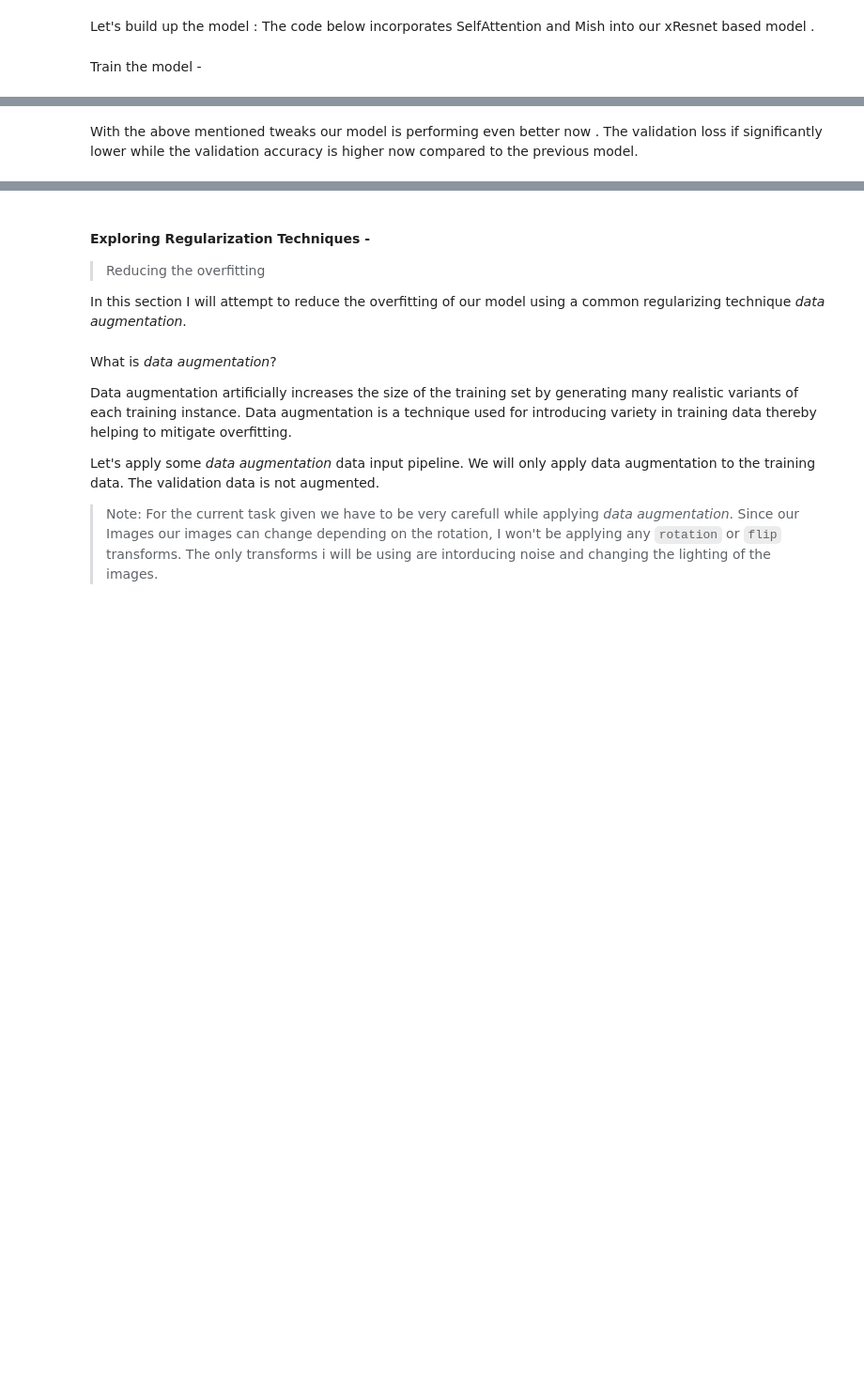
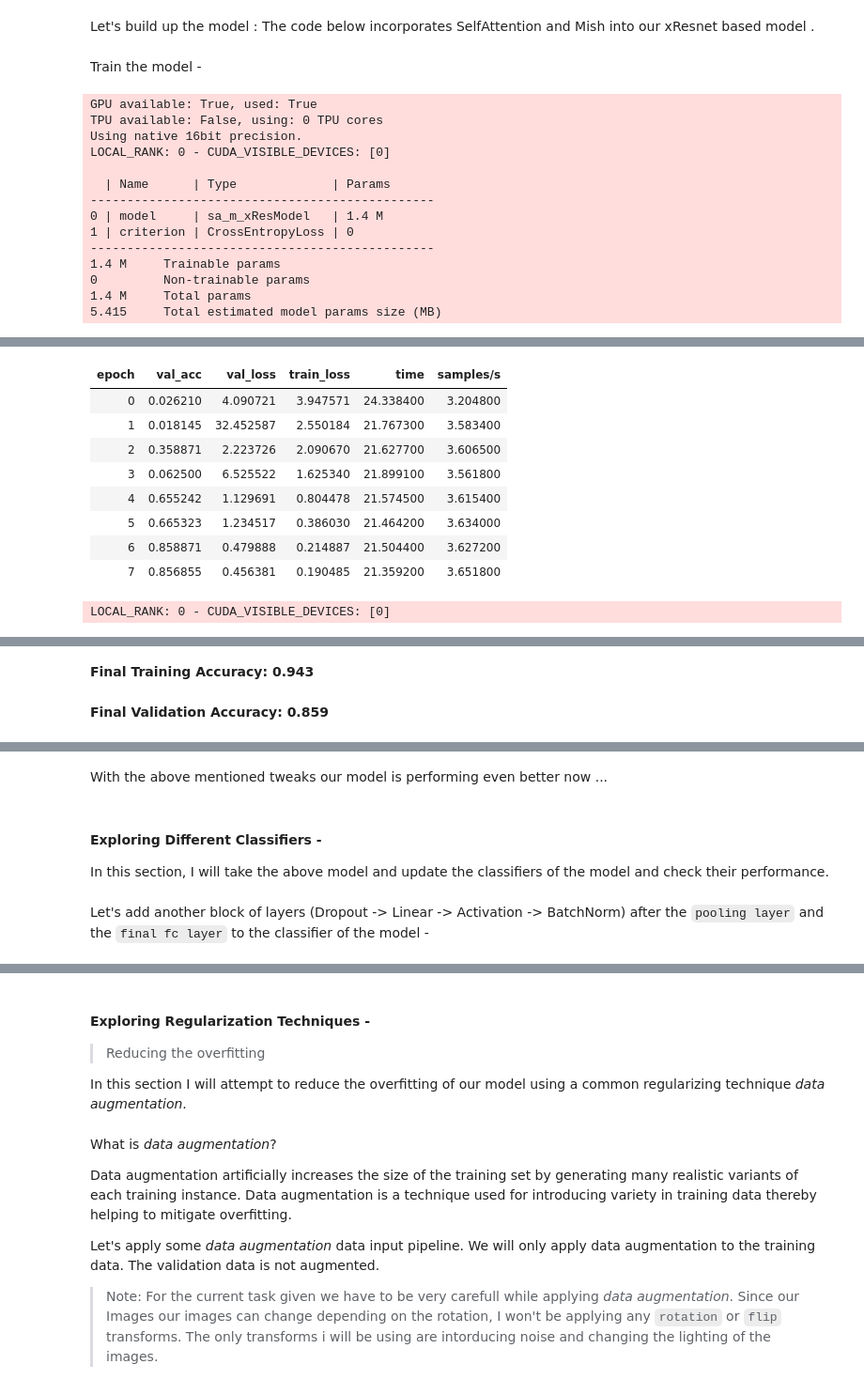
Before and after one commit to benihime91/midas-summer-internship-2021, a Jupyter notebook: midas_task_2_part_01.ipynb, the cells around one changed output, grey strips where cells are left out. Shown: that part at 94% size. Drawn from its saved outputs; the diff is of its cells as text; code cells hidden in the pictures; blank space fills up the shorter version.

```diff
--- a/midas_task_2_part_01.ipynb
+++ b/midas_task_2_part_01.ipynb
@@ -925,29 +967,22 @@ Let's build up the model : The code below incorporates SelfAttention and Mish in
 class sa_m_xResModel(nn.Sequential):
     def __init__(self, num_outputs: int, act_cls=Mish):
         conv = nn.Sequential(
-                ConvBnDropBlock(in_chans=3,  out_chans=32, kernel_size=3, stride=2, act_cls=act_cls, bias=False, use_bn=False),
-                ConvBnDropBlock(in_chans=32, out_chans=32, kernel_size=3, stride=1, act_cls=act_cls, bias=False, use_bn=False),
-                ConvBnDropBlock(in_chans=32, out_chans=64, kernel_size=3, stride=1, act_cls=act_cls, bias=False, use_bn=False),
+            ConvBnDropBlock(in_chans=3,  out_chans=32, kernel_size=3, stride=2, act_cls=act_cls, bias=False, use_bn=False),
+            ConvBnDropBlock(in_chans=32, out_chans=32, kernel_size=3, stride=1, act_cls=act_cls, bias=False, use_bn=False),
+            ConvBnDropBlock(in_chans=32, out_chans=64, kernel_size=3, stride=1, act_cls=act_cls, bias=False, use_bn=True),
             )
-
         pool = nn.MaxPool2d(kernel_size=3, stride=2, padding=1)
         conv_stem  = nn.Sequential(conv, pool)
-
-        resblock1 = sa_m_xResBlock(in_chans=64, out_chans=64,  stride=1, kernel_size=3, act_cls=act_cls)
-        resblock2 = sa_m_xResBlock(in_chans=64, out_chans=128, stride=2, kernel_size=3, act_cls=act_cls)
-
-        pool_flatten = nn.Sequential(OrderedDict(pool_layer=nn.AdaptiveAvgPool2d(1), flatten=nn.Flatten()))
-
-        predictor = nn.Sequential(nn.BatchNorm1d(128), nn.Dropout(0.3), act_cls(inplace=True),
-                                    nn.Linear(128, num_outputs, bias=False))
-
-        layers = OrderedDict(conv_stem=conv_stem, block1=resblock1, block2=resblock2, pool_flatten=pool_flatten, fc=predictor)
-
+        block1 = sa_m_xResBlock(in_chans=64, out_chans=64,  stride=1, kernel_size=3, act_cls=act_cls)
+        block2 = sa_m_xResBlock(in_chans=64, out_chans=128, stride=2, kernel_size=3, act_cls=act_cls)
+        block3 = sa_m_xResBlock(in_chans=128,out_chans=256, stride=2, kernel_size=3, act_cls=act_cls)
+        pool_flatten = nn.Sequential(nn.AdaptiveAvgPool2d(1), nn.Flatten())
+        fc = nn.Sequential(nn.Dropout(0.25), nn.Linear(256,num_outputs))
+        layers = OrderedDict(stem=conv_stem, block1=block1, block2=block2, block3=block3, pool_flatten=pool_flatten, fc=fc)
         super(sa_m_xResModel, self).__init__(layers)
 # %% [markdown]
 Train the model -
 # %%
-%%time
 exp_name = "stage-01-xresblock-mish-sa"
 train_dl, valid_dl = get_data(base_tfms, valid_transforms=base_tfms)
 
@@ -969,5 +1004,20 @@ trainer.fit(task, train_dataloader=train_dl, val_dataloaders=valid_dl)
 tst_res = trainer.test(ckpt_path="best", test_dataloaders=[train_dl, valid_dl], verbose=False)
 trn_acc, val_acc = tst_res[0]["test_acc/dataloader_idx_0"], tst_res[1]["test_acc/dataloader_idx_1"]
 
-display(Markdown(f"## Final Training Accuracy: {round(trn_acc, 3)}"))
-display(Markdown(f"## Final Validation Accuracy: {round(val_acc, 3)}"))
+display(Markdown(f"**Final Training Accuracy: {round(trn_acc, 3)}**"))
+display(Markdown(f"**Final Validation Accuracy: {round(val_acc, 3)}**"))
+# %% [output]
+GPU available: True, used: True
+TPU available: False, using: 0 TPU cores
+Using native 16bit precision.
+LOCAL_RANK: 0 - CUDA_VISIBLE_DEVICES: [0]
+
+  | Name      | Type             | Params
+-----------------------------------------------
+0 | model     | sa_m_xResModel   | 1.4 M
+1 | criterion | CrossEntropyLoss | 0
+-----------------------------------------------
+1.4 M     Trainable params
+0         Non-trainable params
+1.4 M     Total params
+5.415     Total estimated model params size (MB)
@@ -973,0 +1026,10 @@ display(Markdown(f"## Final Validation Accuracy: {round(val_acc, 3)}"))
+| epoch | val_acc | val_loss | train_loss | time | samples/s |
+| 0 | 0.026210 | 4.090721 | 3.947571 | 24.338400 | 3.204800 |
+| 1 | 0.018145 | 32.452587 | 2.550184 | 21.767300 | 3.583400 |
+| 2 | 0.358871 | 2.223726 | 2.090670 | 21.627700 | 3.606500 |
+| 3 | 0.062500 | 6.525522 | 1.625340 | 21.899100 | 3.561800 |
+| 4 | 0.655242 | 1.129691 | 0.804478 | 21.574500 | 3.615400 |
+| 5 | 0.665323 | 1.234517 | 0.386030 | 21.464200 | 3.634000 |
+| 6 | 0.858871 | 0.479888 | 0.214887 | 21.504400 | 3.627200 |
+| 7 | 0.856855 | 0.456381 | 0.190485 | 21.359200 | 3.651800 |
+LOCAL_RANK: 0 - CUDA_VISIBLE_DEVICES: [0]
@@ -973,0 +1037,2 @@ display(Markdown(f"## Final Validation Accuracy: {round(val_acc, 3)}"))
+**Final Training Accuracy: 0.943**
+**Final Validation Accuracy: 0.859**
@@ -974,5 +1041,5 @@ display(Markdown(f"## Final Validation Accuracy: {round(val_acc, 3)}"))
 # %% [markdown]
-With the above mentioned tweaks our model is performing even better now . The validation loss if significantly lower while the validation accuracy is higher now compared to the previous model.
+With the above mentioned tweaks our model is performing even better now ...
 # %%
 try:
     del model, trainer
@@ -984,3 +1051,9 @@ except:
     pass
 gc.collect()
 torch.cuda.empty_cache()
+# %% [markdown]
+#### Exploring Different Classifiers -
+
+In this section, I will take the above model and update the classifiers of the model and check their performance.
+# %% [markdown]
+Let's add another block of layers (Dropout -> Linear -> Activation -> BatchNorm) after the `pooling layer` and the `final fc layer`  to the classifier of the model -
```
Also changed, not shown: parts of 33 cells of this notebook.
